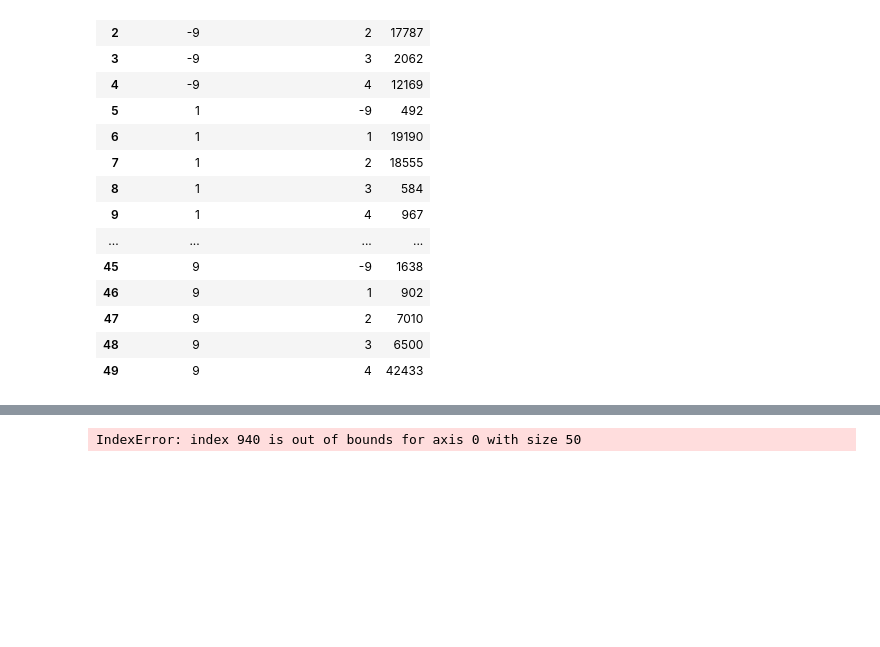
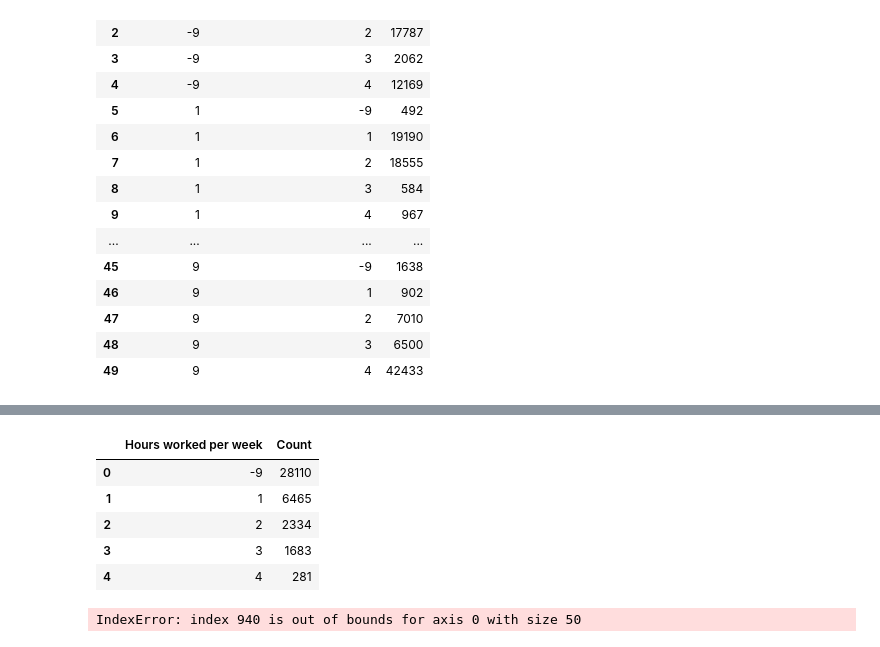
Before and after one commit to Essymay/CS2006p3, a Jupyter notebook: census2011.ipynb, the cells around one changed output, grey strips where cells are left out. Drawn from its saved outputs; the diff is of its cells as text; code cells hidden in the pictures; blank space fills up the shorter version.

```diff
--- a/census2011.ipynb
+++ b/census2011.ipynb
@@ -702,3 +717,16 @@ byRegionAndEconomicActivity.reset_index(name='Count')
+# %%
+data = refinedData[(refinedData['Economic Activity'] == 4) | (refinedData['Economic Activity'] == 6)]
+
+byRegionAndEconomicActivity = data[['Hours worked per week', 'Economic Activity']].copy()
+byRegionAndEconomicActivity = byRegionAndEconomicActivity.groupby(['Hours worked per week']).size()
+byRegionAndEconomicActivity.reset_index(name='Count')
+# %% [output]
+|  | Hours worked per week | Count |
+| 0 | -9 | 28110 |
+| 1 | 1 | 6465 |
+| 2 | 2 | 2334 |
+| 3 | 3 | 1683 |
+| 4 | 4 | 281 |
 # %%
 from mpl_toolkits.mplot3d import Axes3D
 import numpy as np
```
Also changed, not shown: parts of 3 cells of this notebook.
